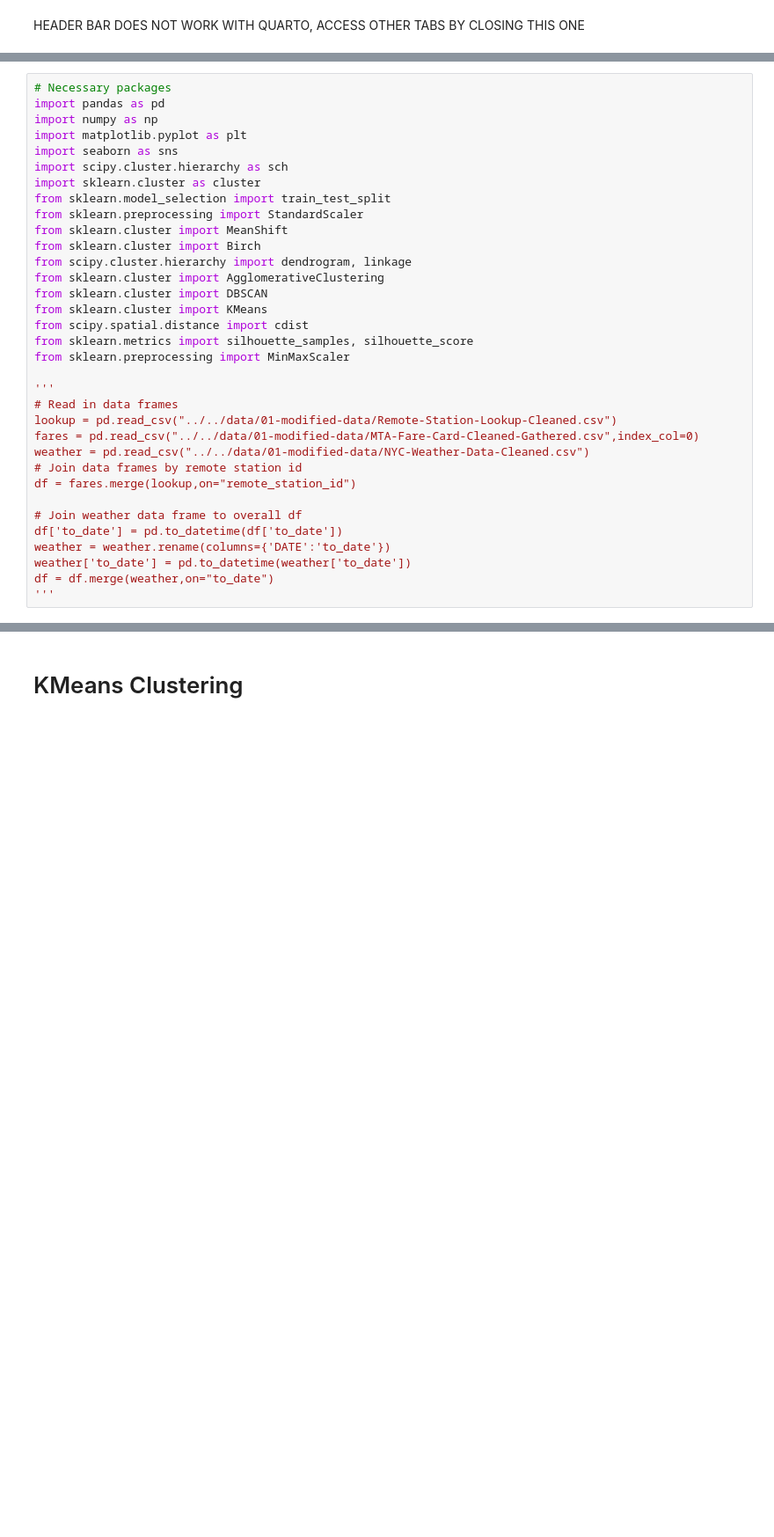
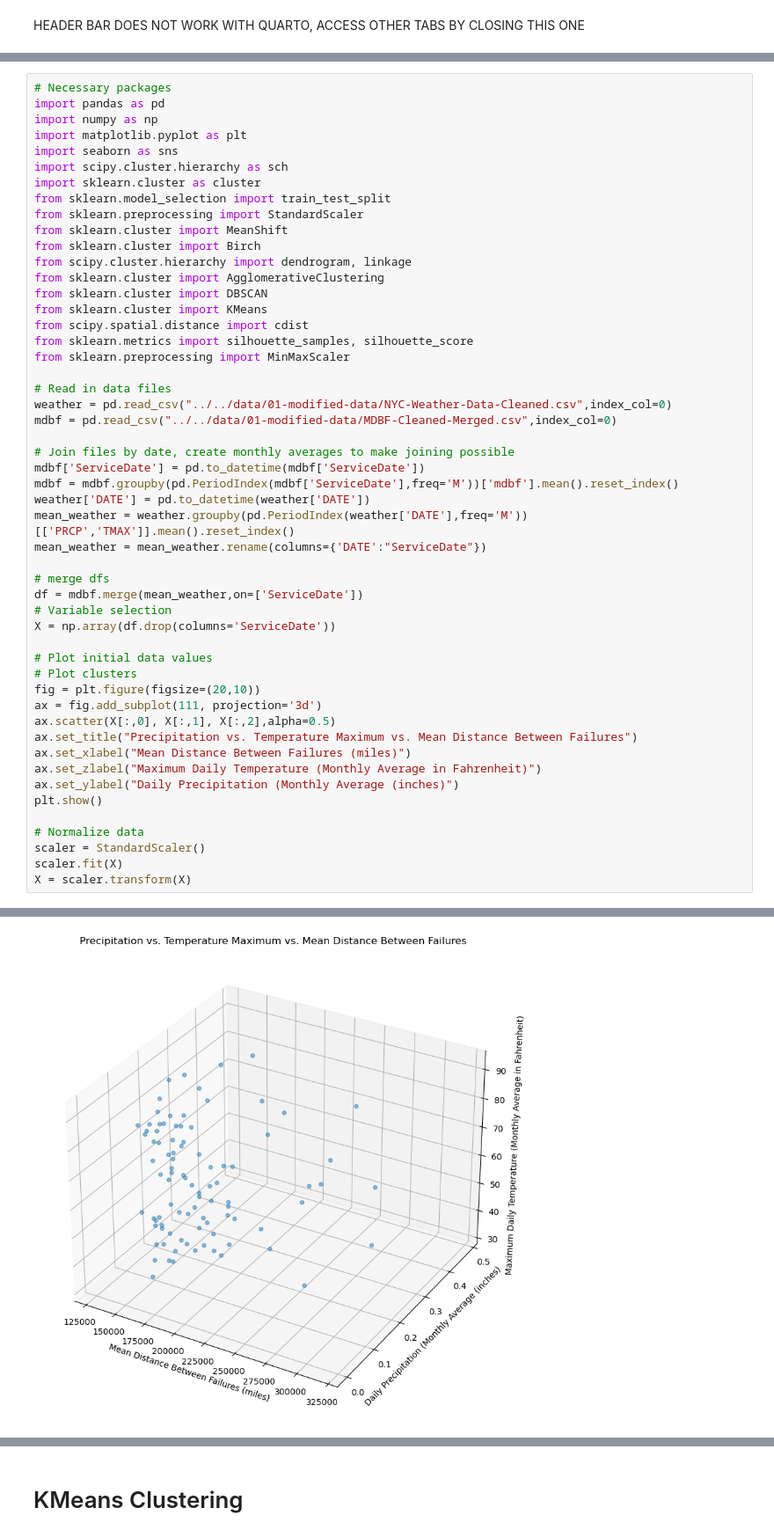
Before and after one commit to anly501/anly-501-project-alexpattarini, a Jupyter notebook: codes/07-Clustering/MTA-Clustering.ipynb, the cells around one changed output, grey strips where cells are left out. Shown at 88% size. Saved outputs shown, nothing was run; the diff lists cells and outputs as text; blank space fills up the shorter version.

Commit message:
GITHUB-UPLOAD:DATE-2022-11-13-TIME-19-43-41

```diff
--- a/codes/07-Clustering/MTA-Clustering.ipynb
+++ b/codes/07-Clustering/MTA-Clustering.ipynb
@@ -44,18 +62,35 @@ from scipy.spatial.distance import cdist
 from sklearn.metrics import silhouette_samples, silhouette_score
 from sklearn.preprocessing import MinMaxScaler
 
-'''
-# Read in data frames
-lookup = pd.read_csv("../../data/01-modified-data/Remote-Station-Lookup-Cleaned.csv")
-fares = pd.read_csv("../../data/01-modified-data/MTA-Fare-Card-Cleaned-Gathered.csv",index_col=0)
-weather = pd.read_csv("../../data/01-modified-data/NYC-Weather-Data-Cleaned.csv")
-# Join data frames by remote station id
-df = fares.merge(lookup,on="remote_station_id")
+# Read in data files
+weather = pd.read_csv("../../data/01-modified-data/NYC-Weather-Data-Cleaned.csv",index_col=0)
+mdbf = pd.read_csv("../../data/01-modified-data/MDBF-Cleaned-Merged.csv",index_col=0)
 
-# Join weather data frame to overall df
-df['to_date'] = pd.to_datetime(df['to_date'])
-weather = weather.rename(columns={'DATE':'to_date'})
-weather['to_date'] = pd.to_datetime(weather['to_date'])
-df = df.merge(weather,on="to_date")
-'''
+# Join files by date, create monthly averages to make joining possible
+mdbf['ServiceDate'] = pd.to_datetime(mdbf['ServiceDate'])
+mdbf = mdbf.groupby(pd.PeriodIndex(mdbf['ServiceDate'],freq='M'))['mdbf'].mean().reset_index()
+weather['DATE'] = pd.to_datetime(weather['DATE'])
+mean_weather = weather.groupby(pd.PeriodIndex(weather['DATE'],freq='M'))[['PRCP','TMAX']].mean().reset_index()
+mean_weather = mean_weather.rename(columns={'DATE':"ServiceDate"})
+
+# merge dfs
+df = mdbf.merge(mean_weather,on=['ServiceDate'])
+# Variable selection
+X = np.array(df.drop(columns='ServiceDate'))
+
+# Plot initial data values
+# Plot clusters
+fig = plt.figure(figsize=(20,10))
+ax = fig.add_subplot(111, projection='3d')
+ax.scatter(X[:,0], X[:,1], X[:,2],alpha=0.5)
+ax.set_title("Precipitation vs. Temperature Maximum vs. Mean Distance Between Failures")
+ax.set_xlabel("Mean Distance Between Failures (miles)")
+ax.set_zlabel("Maximum Daily Temperature (Monthly Average in Fahrenheit)")
+ax.set_ylabel("Daily Precipitation (Monthly Average (inches)")
+plt.show()
+
+# Normalize data
+scaler = StandardScaler()
+scaler.fit(X)
+X = scaler.transform(X)
 # %% [output]
@@ -62,0 +97 @@ df = df.merge(weather,on="to_date")
+[figure, added]
```
Also changed, not shown: parts of 33 cells of this notebook, 14 other files.
